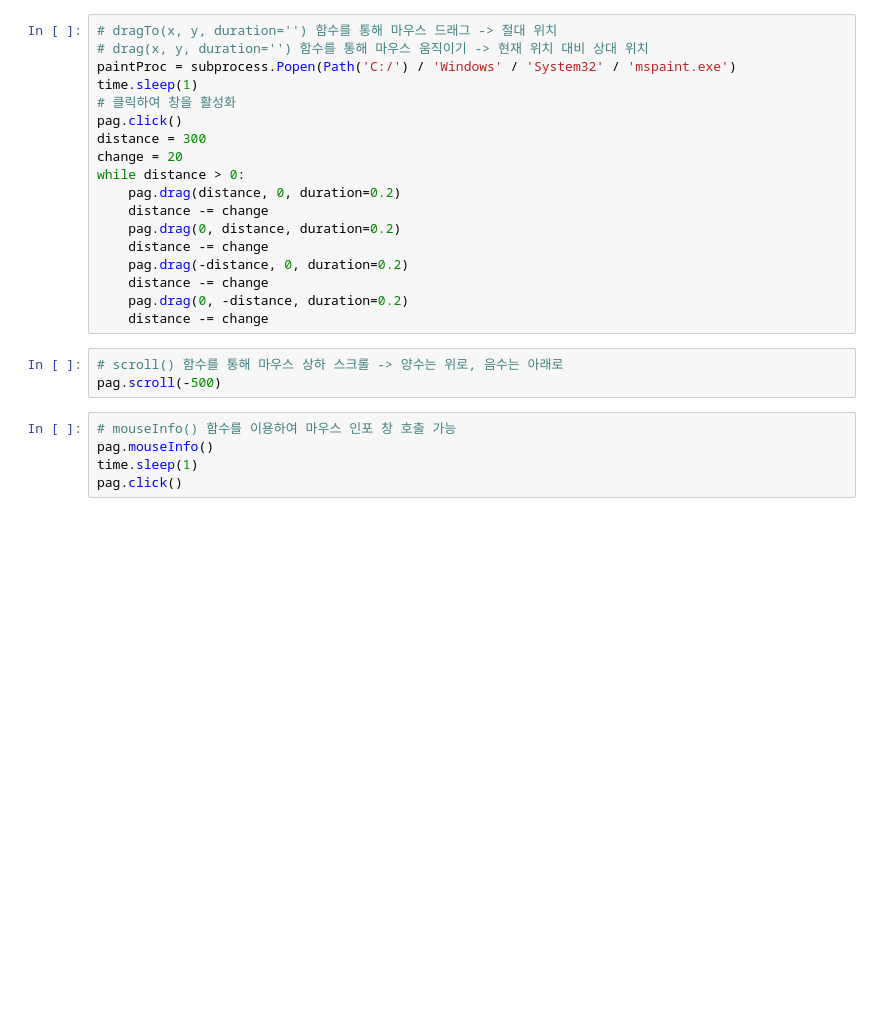
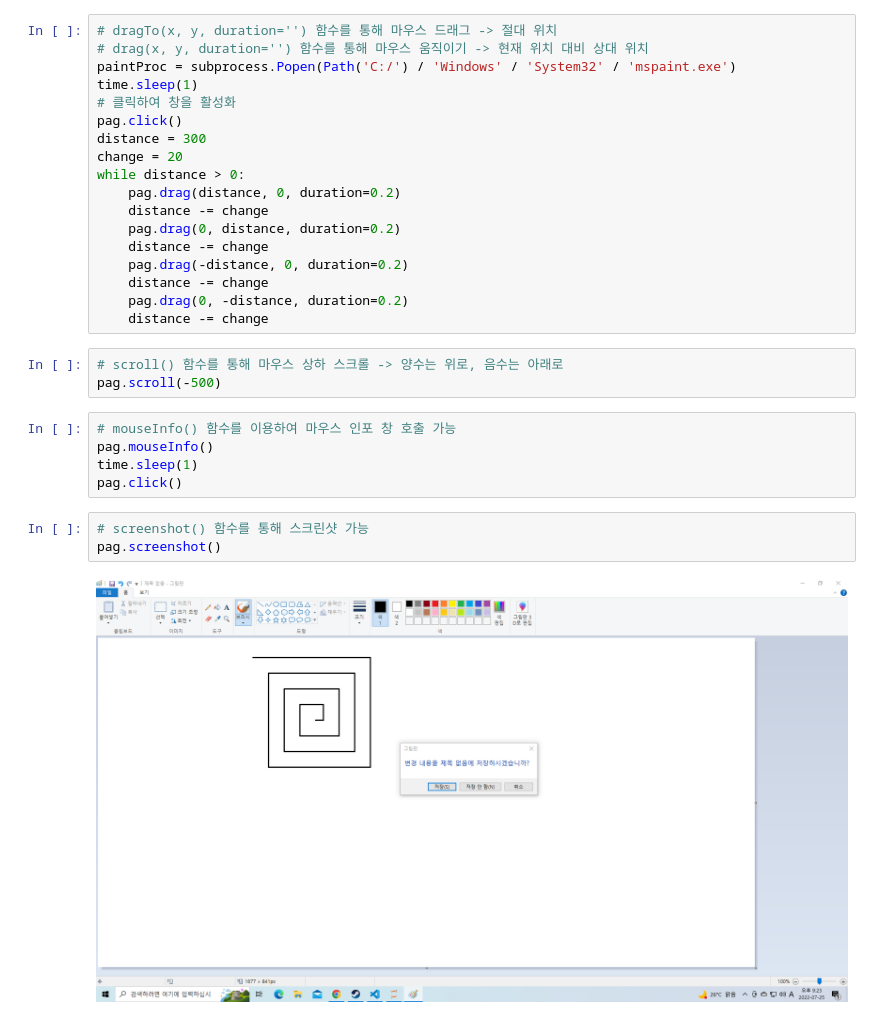
Before and after one commit to minstrel1149/automation_practice-sweigart1, a Jupyter notebook: Python_automate_1_chapter20.ipynb, the cells around one changed output. Drawn from its saved outputs; the diff is of its cells as text; blank space fills up the shorter version.

```diff
--- a/Python_automate_1_chapter20.ipynb
+++ b/Python_automate_1_chapter20.ipynb
@@ -62,3 +62,8 @@ pag.scroll(-500)
 pag.mouseInfo()
 time.sleep(1)
 pag.click()
+# %%
+# screenshot() 함수를 통해 스크린샷 가능
+pag.screenshot()
+# %% [output]
+[figure, added]
```
Also changed, not shown: parts of 8 cells of this notebook, 2 other files.
